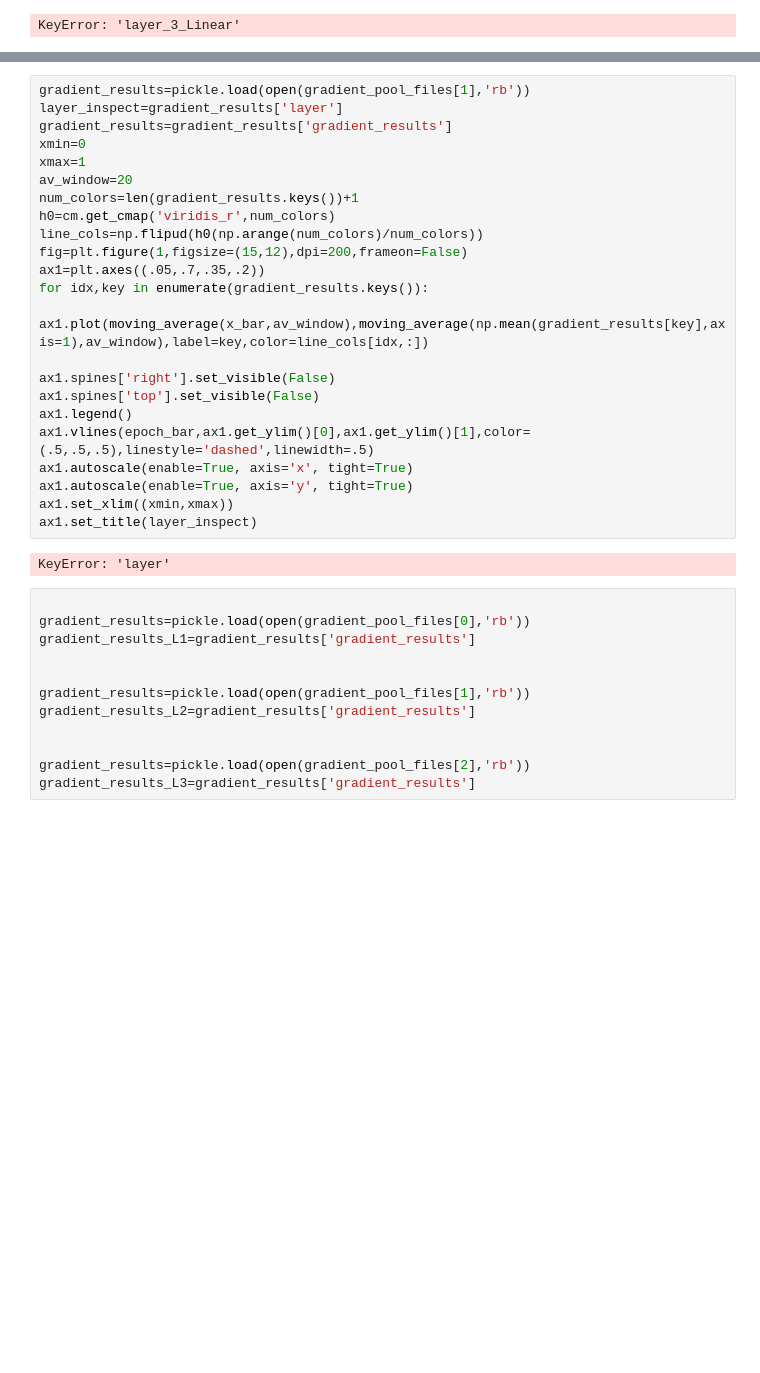
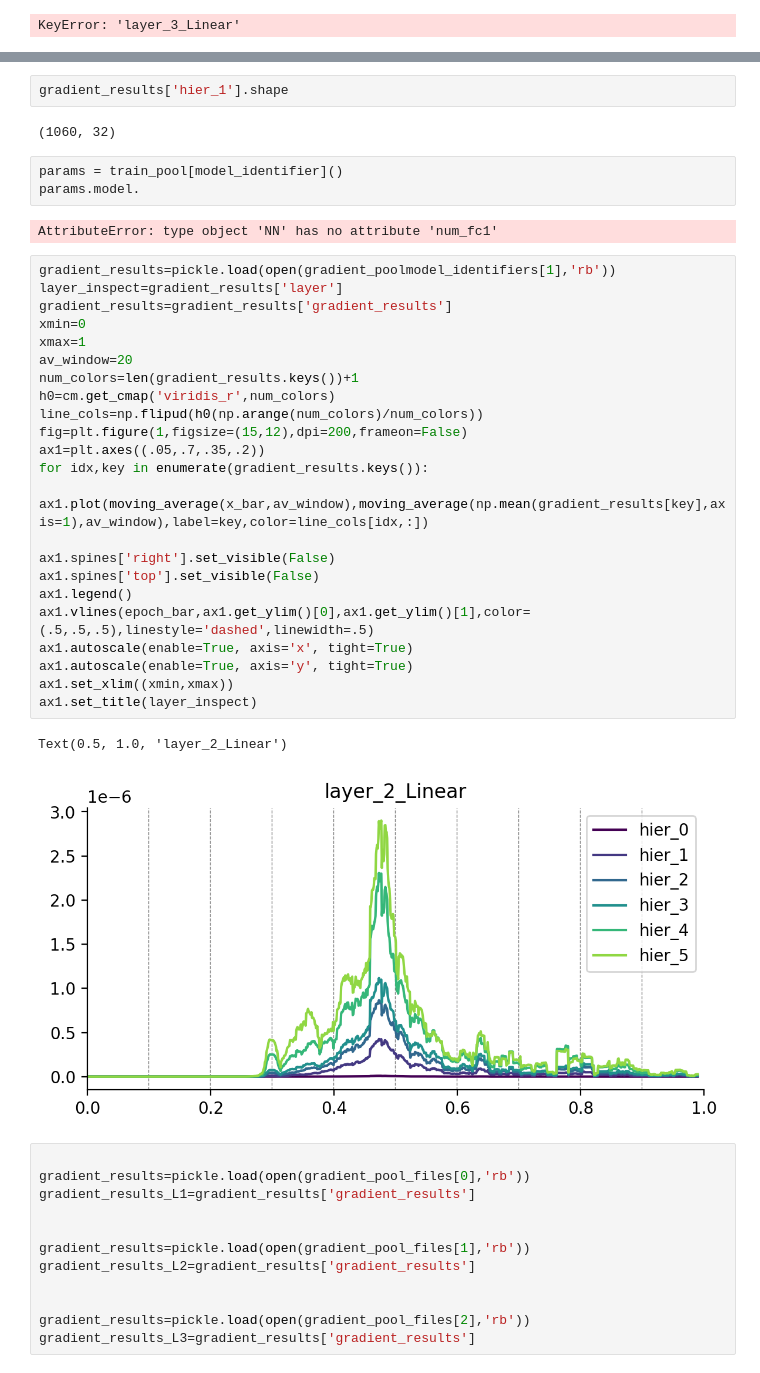
Before and after one commit to eghbalhosseini/neural_manifolds, a Jupyter notebook: create_gradient_figures_post_ICML.ipynb, the cells around one changed output, grey strips where cells are left out. Cells and saved outputs as stored; diff of their text form; blank space fills up the shorter version.

```diff
--- a/create_gradient_figures_post_ICML.ipynb
+++ b/create_gradient_figures_post_ICML.ipynb
@@ -155,28 +144,38 @@ gradient_results
+# %%
+gradient_results['hier_1'].shape
+# %% [output]
+(1060, 32)
+# %%
+params = train_pool[model_identifier]()
+params.model.
+# %% [output]
+AttributeError: type object 'NN' has no attribute 'num_fc1'
 # %%
-gradient_results=pickle.load(open(gradient_pool_files[1],'rb'))
+gradient_results=pickle.load(open(gradient_poolmodel_identifiers[1],'rb'))
 layer_inspect=gradient_results['layer']
 gradient_results=gradient_results['gradient_results']
 xmin=0
 xmax=1
 av_window=20
 num_colors=len(gradient_results.keys())+1
 h0=cm.get_cmap('viridis_r',num_colors)
 line_cols=np.flipud(h0(np.arange(num_colors)/num_colors))
 fig=plt.figure(1,figsize=(15,12),dpi=200,frameon=False)
 ax1=plt.axes((.05,.7,.35,.2))
 for idx,key in enumerate(gradient_results.keys()):
     ax1.plot(moving_average(x_bar,av_window),moving_average(np.mean(gradient_results[key],axis=1),av_window),label=key,color=line_cols[idx,:])
 
 ax1.spines['right'].set_visible(False)
 ax1.spines['top'].set_visible(False)
 ax1.legend()
 ax1.vlines(epoch_bar,ax1.get_ylim()[0],ax1.get_ylim()[1],color=(.5,.5,.5),linestyle='dashed',linewidth=.5)
 ax1.autoscale(enable=True, axis='x', tight=True)
 ax1.autoscale(enable=True, axis='y', tight=True)
 ax1.set_xlim((xmin,xmax))
 ax1.set_title(layer_inspect)
 # %% [output]
-KeyError: 'layer'
+Text(0.5, 1.0, 'layer_2_Linear')
+[figure, added]
 # %%
 
 gradient_results=pickle.load(open(gradient_pool_files[0],'rb'))
```
Also changed, not shown: parts of 11 cells of this notebook, 4 other files.
